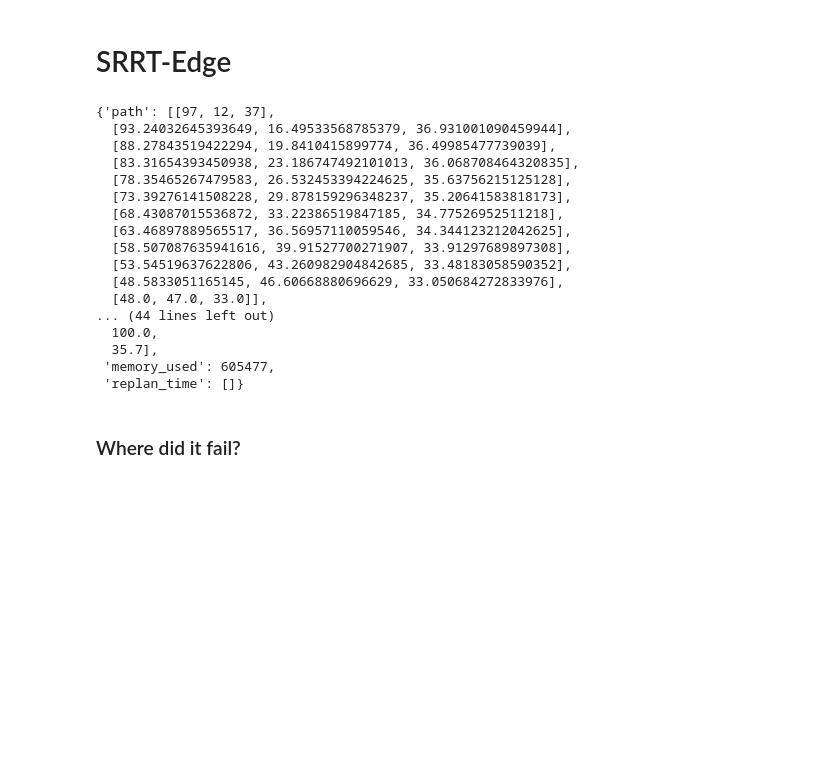
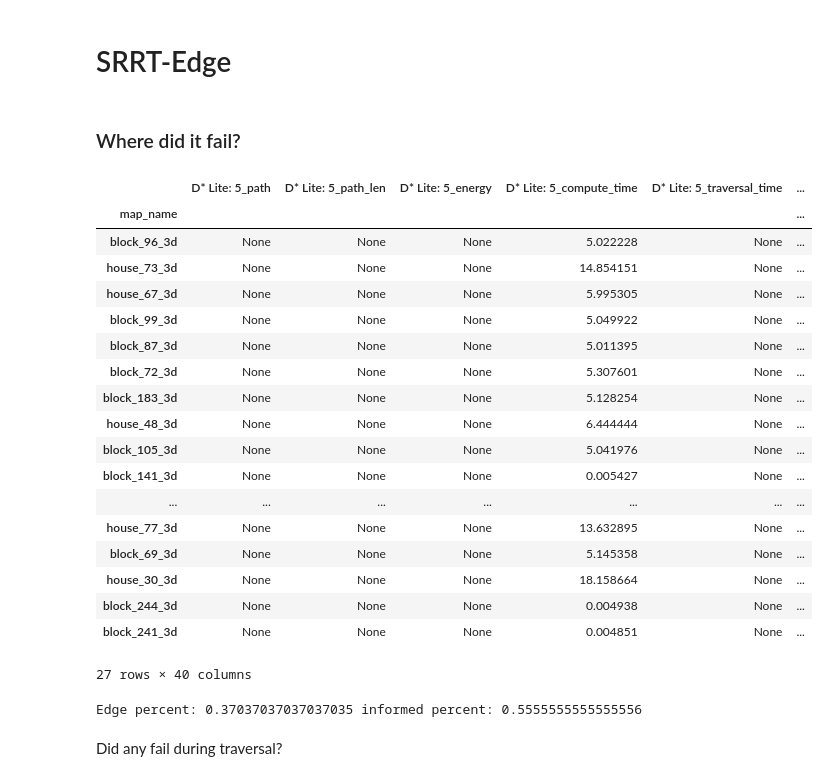
Before and after one commit to cameronstackhouse/PathPlanning, a Jupyter notebook: src/Evaluation/3D-results/analysis.ipynb, the cells around one changed output. Drawn from its saved outputs; the diff is of its cells as text; code cells hidden in the pictures; blank space fills up the shorter version.

Commit message:
1 Second Dynamic Script Change

```diff
--- a/src/Evaluation/3D-results/analysis.ipynb
+++ b/src/Evaluation/3D-results/analysis.ipynb
@@ -66,26 +67,50 @@ final_df
 #
 # %% [markdown]
 # SRRT-Edge
-# %%
-srrt_edge = five_seconds[2]["Results"][346]
-srrt_edge
-# %% [output]
-{'path': [[97, 12, 37],
-  [93.24032645393649, 16.49533568785379, 36.931001090459944],
-  [88.27843519422294, 19.8410415899774, 36.49985477739039],
-  [83.31654393450938, 23.186747492101013, 36.068708464320835],
-  [78.35465267479583, 26.532453394224625, 35.63756215125128],
-  [73.39276141508228, 29.878159296348237, 35.20641583818173],
-  [68.43087015536872, 33.22386519847185, 34.77526952511218],
-  [63.46897889565517, 36.56957110059546, 34.344123212042625],
-  [58.507087635941616, 39.91527700271907, 33.91297689897308],
-  [53.54519637622806, 43.260982904842685, 33.48183058590352],
-  [48.5833051165145, 46.60668880696629, 33.050684272833976],
-  [48.0, 47.0, 33.0]],
-... (44 lines left out)
-  100.0,
-  35.7],
- 'memory_used': 605477,
- 'replan_time': []}
 # %% [markdown]
 ### Where did it fail?
+# %%
+check_col = "SRRT-Edge: 5_path"
+
+filtered_df = final_df[final_df[check_col].isna()]
+
+rrt_star_path = "Informed RRT*: 5_path"
+rrt_edge_path = "RRT-Edge: 5_path"
+
+filtered_df
+# %% [output]
+|  | D* Lite: 5_path | D* Lite: 5_path_len | D* Lite: 5_energy | D* Lite: 5_compute_time | D* Lite: 5_traversal_time | ... |
+| map_name |  |  |  |  |  | ... |
+| block_96_3d | None | None | None | 5.022228 | None | ... |
+| house_73_3d | None | None | None | 14.854151 | None | ... |
+| house_67_3d | None | None | None | 5.995305 | None | ... |
+| block_99_3d | None | None | None | 5.049922 | None | ... |
+| block_87_3d | None | None | None | 5.011395 | None | ... |
+| block_72_3d | None | None | None | 5.307601 | None | ... |
+| block_183_3d | None | None | None | 5.128254 | None | ... |
+| house_48_3d | None | None | None | 6.444444 | None | ... |
+| block_105_3d | None | None | None | 5.041976 | None | ... |
+| block_141_3d | None | None | None | 0.005427 | None | ... |
+| ... | ... | ... | ... | ... | ... | ... |
+| house_77_3d | None | None | None | 13.632895 | None | ... |
+| block_69_3d | None | None | None | 5.145358 | None | ... |
+| house_30_3d | None | None | None | 18.158664 | None | ... |
+| block_244_3d | None | None | None | 0.004938 | None | ... |
+| block_241_3d | None | None | None | 0.004851 | None | ... |
+27 rows × 40 columns
+# %%
+# Where RRT-Edge found it
+
+non_nan_rrt_edge = filtered_df[rrt_edge_path].notna().sum()
+non_nan_informed = filtered_df[rrt_star_path].notna().sum()
+
+total_count = filtered_df.shape[0]
+
+edge_percent = (non_nan_rrt_edge / total_count)
+informed_percent = (non_nan_informed / total_count)
+
+print(f"Edge percent: {edge_percent} informed percent: {informed_percent}")
+# %% [output]
+Edge percent: 0.37037037037037035 informed percent: 0.5555555555555556
+# %% [markdown]
+Did any fail during traversal?
```
Also changed, not shown: parts of 13 cells of this notebook, 2 other files.
